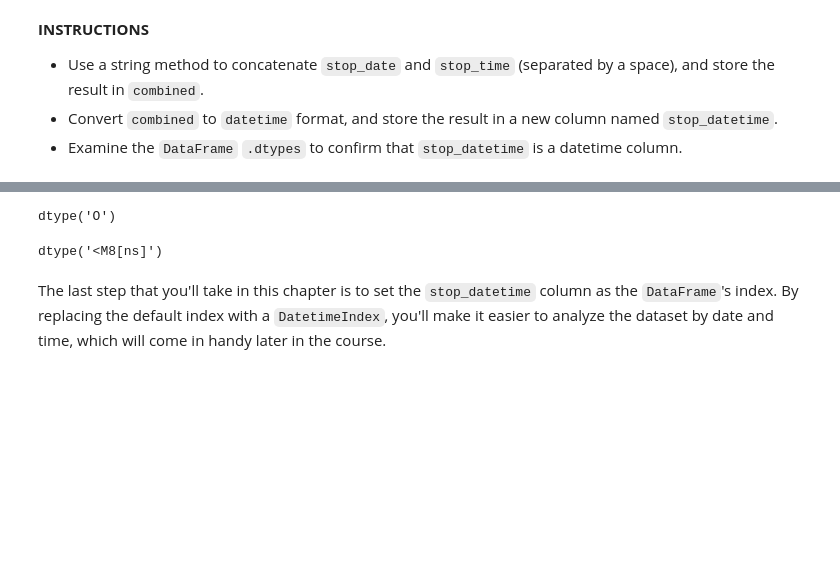
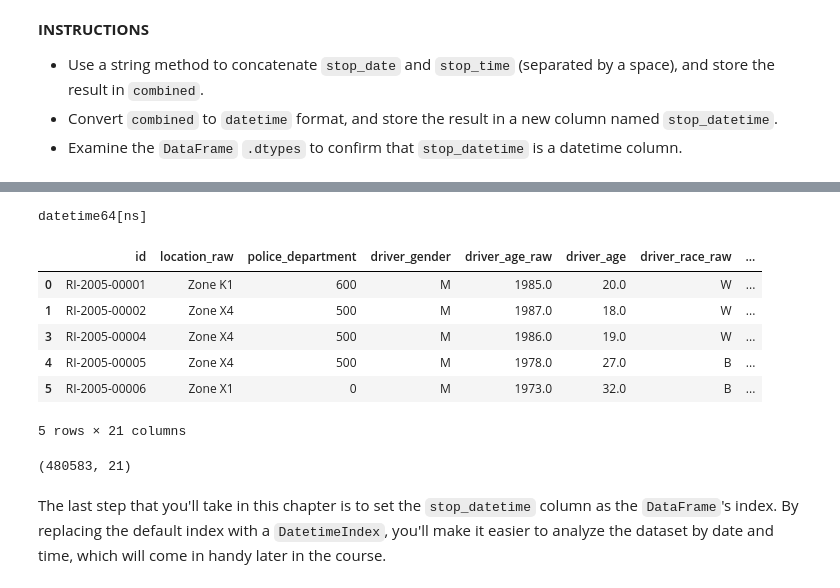
Before and after one commit to joseph-ht/Projects, a Jupyter notebook: 01-Preparing The Data For Analysis.ipynb, the cells around one changed output, grey strips where cells are left out. Drawn from its saved outputs; the diff is of its cells as text; code cells hidden in the pictures; blank space fills up the shorter version.

```diff
--- a/01-Preparing The Data For Analysis.ipynb
+++ b/01-Preparing The Data For Analysis.ipynb
@@ -248,4 +398,4 @@ Name: stop_datetime, Length: 480584, dtype: object
 # %%
-ri.stop_datetime.dtype
+print(ri.stop_datetime.dtype)
 # %% [output]
-dtype('O')
+datetime64[ns]
@@ -254,5 +401,0 @@ ri['stop_datetime'] =  pd.to_datetime(ri['stop_datetime'])
-# %%
-ri.stop_datetime.dtype
-#it is a date time object
-# %% [output]
-dtype('<M8[ns]')
@@ -259,3 +404,17 @@ dtype('<M8[ns]')
+# %%
+ri.head()
+# %% [output]
+|  | id | location_raw | police_department | driver_gender | driver_age_raw | driver_age | driver_race_raw | ... |
+| 0 | RI-2005-00001 | Zone K1 | 600 | M | 1985.0 | 20.0 | W | ... |
+| 1 | RI-2005-00002 | Zone X4 | 500 | M | 1987.0 | 18.0 | W | ... |
+| 3 | RI-2005-00004 | Zone X4 | 500 | M | 1986.0 | 19.0 | W | ... |
+| 4 | RI-2005-00005 | Zone X4 | 500 | M | 1978.0 | 27.0 | B | ... |
+| 5 | RI-2005-00006 | Zone X1 | 0 | M | 1973.0 | 32.0 | B | ... |
+5 rows × 21 columns
+# %%
+ri.shape
+# %% [output]
+(480583, 21)
 # %% [markdown]
 The last step that you'll take in this chapter is to set the ``stop_datetime`` column as the ``DataFrame``'s index. By replacing the default index with a ``DatetimeIndex``, you'll make it easier to analyze the dataset by date and time, which will come in handy later in the course.
 # %% [markdown]
```
Also changed, not shown: parts of 26 cells of this notebook, 4 other files.
